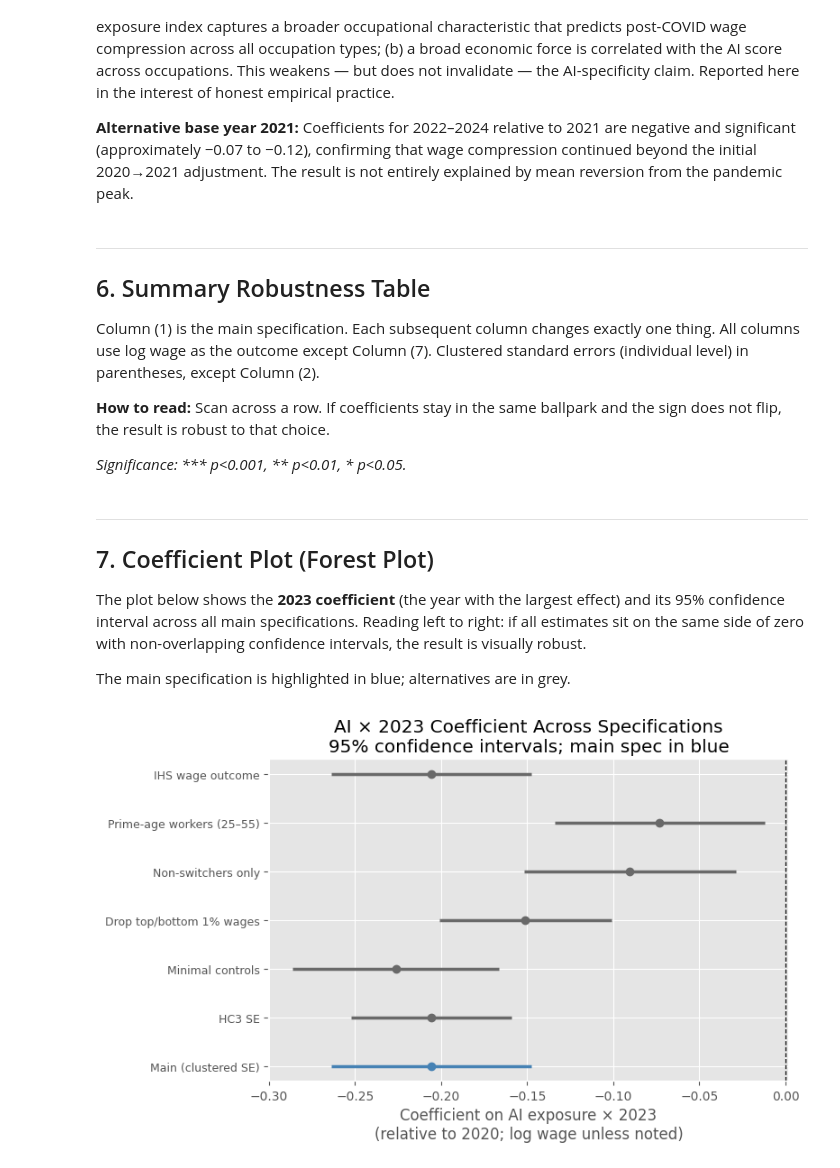
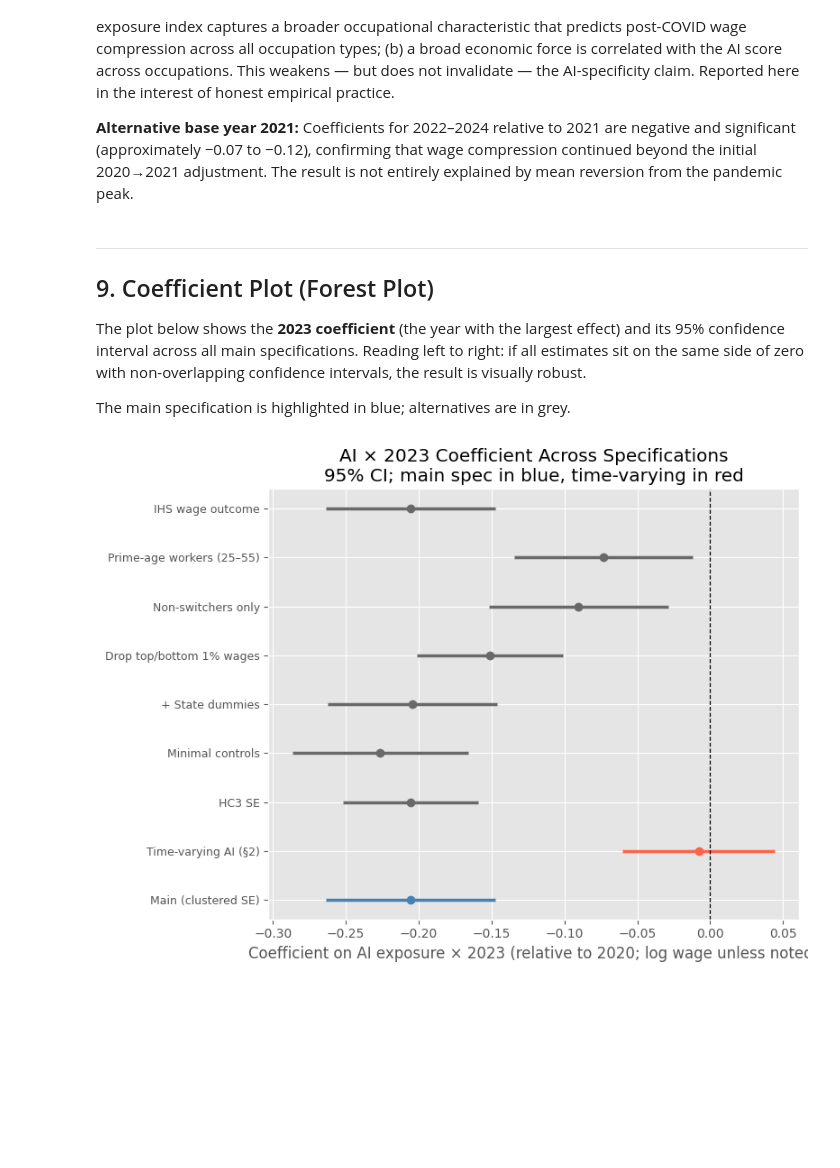
Before and after one commit to TingyingHuang/ECC3479-The-impact-of-AI-exposure-on-wage-growth, a Jupyter notebook: output/robustness_checks.ipynb, the cells around one changed output. Saved outputs shown, nothing was run; the diff lists cells and outputs as text; code cells hidden in the pictures; blank space fills up the shorter version.

```diff
--- a/output/robustness_checks.ipynb
+++ b/output/robustness_checks.ipynb
@@ -120,0 +360,22 @@ Main spec 2023 coefficient: -0.2057
+# %%
+# Time-varying panel: ai_exposure takes the current year's occupation score
+fe_tv = raw.copy()
+for c in ['year','log_wage','ai_exposure','edu']:
+    fe_tv[c] = pd.to_numeric(fe_tv[c], errors='coerce')
+fe_tv = fe_tv.dropna(subset=['person_id','year','log_wage','ai_exposure','edu'])
+fe_tv = fe_tv[fe_tv['year'].between(2020,2024)].copy()
+fe_tv = fe_tv.groupby('person_id').filter(lambda g: g['year'].nunique()>=2).copy()
+fe_tv['edu_ord'] = fe_tv['edu'].map(EDU_MAP)
+fe_tv = fe_tv.dropna(subset=['edu_ord']).copy()
+for yr in [2021,2022,2023,2024]:
+    fe_tv[f'ai_x_yr{yr}'] = fe_tv['ai_exposure'] * (fe_tv['year']==yr).astype(int)
+
+all_x_tv = fe_tv[AI_COLS + ['edu_ord']].copy()
+y_tv     = within_transform(fe_tv, ['log_wage'], 'person_id')['log_wage']
+x_tv     = all_x_tv - all_x_tv.groupby(fe_tv['person_id']).transform('mean')
+yr_tv    = pd.get_dummies(fe_tv['year'].astype(int), prefix='yr', drop_first=True).astype(float)
+yr_tv_w  = yr_tv - yr_tv.groupby(fe_tv['person_id']).transform('mean')
+X_tv = pd.concat([x_tv, yr_tv_w], axis=1).astype(float)
+m_tv = sm.OLS(y_tv, X_tv).fit(cov_type='cluster', cov_kwds={'groups': fe_tv['person_id']})
+print(f'Time-varying sample: {len(fe_tv):,} obs, {fe_tv["person_id"].nunique():,} individuals')
+m_tv.summary()
@@ -462,12 +815,3 @@ Alt. base year 2021: 26,969 obs, 7,752 individuals
 **Placebo 2 (blue-collar workers):** *This test does not pass cleanly.* Large and significant negative coefficients appear in the blue-collar subsample in 2022–2024, with magnitudes comparable to the full-sample result (e.g., 2023: −0.197*** vs −0.206***). Two interpretations are possible: (a) the AI exposure index captures a broader occupational characteristic that predicts post-COVID wage compression across all occupation types; (b) a broad economic force is correlated with the AI score across occupations. This weakens — but does not invalidate — the AI-specificity claim. Reported here in the interest of honest empirical practice.
 
 **Alternative base year 2021:** Coefficients for 2022–2024 relative to 2021 are negative and significant (approximately −0.07 to −0.12), confirming that wage compression continued beyond the initial 2020→2021 adjustment. The result is not entirely explained by mean reversion from the pandemic peak.
-# %% [markdown]
----
-## 6. Summary Robustness Table
-
-Column (1) is the main specification. Each subsequent column changes exactly one thing. All columns use log wage as the outcome except Column (7). Clustered standard errors (individual level) in parentheses, except Column (2).
-
-**How to read:** Scan across a row. If coefficients stay in the same ballpark and the sign does not flip, the result is robust to that choice.
-
-*Significance: \*\*\* p<0.001, \*\* p<0.01, \* p<0.05.*
@@ -508,6 +818,6 @@ print('(7) IHS(annual_wage) outcome. Clustered SEs in parentheses unless noted.'
 # %% [markdown]
 ---
-## 7. Coefficient Plot (Forest Plot)
+## 9. Coefficient Plot (Forest Plot)
 
 The plot below shows the **2023 coefficient** (the year with the largest effect) and its 95% confidence interval across all main specifications. Reading left to right: if all estimates sit on the same side of zero with non-overlapping confidence intervals, the result is visually robust.
 
@@ -515,34 +825,36 @@ The main specification is highlighted in blue; alternatives are in grey.
 # %%
 focus = 'ai_x_yr2023'
 
 plot_specs = [
     ('Main (clustered SE)',          m_main),
+    ('Time-varying AI (§2)',         m_tv),
     ('HC3 SE',                       m_hc3),
     ('Minimal controls',             m_min),
+    ('+ State dummies',              m_state),
     ('Drop top/bottom 1% wages',     m_trim),
     ('Non-switchers only',           m_stay),
-    ('Prime-age workers (25–55)',    m_prime),
+    ('Prime-age workers (25\u201355)',    m_prime),
     ('IHS wage outcome',             m_ihs),
 ]
 
-fig, ax = plt.subplots(figsize=(8, 5))
+fig, ax = plt.subplots(figsize=(8, 6))
 
 for i, (label, m) in enumerate(plot_specs):
-    coef      = m.params[focus]
-    lo, hi    = m.conf_int().loc[focus]
-    color     = 'steelblue' if i == 0 else 'dimgray'
+    coef   = m.params[focus]
+    lo, hi = m.conf_int().loc[focus]
+    color  = 'steelblue' if i == 0 else ('tomato' if i == 1 else 'dimgray')
     ax.plot(coef, i, 'o', color=color, zorder=3, markersize=6)
     ax.hlines(i, lo, hi, colors=color, linewidth=2.5)
 
 ax.axvline(0, color='black', linewidth=0.9, linestyle='--')
 ax.set_yticks(range(len(plot_specs)))
 ax.set_yticklabels([s[0] for s in plot_specs], fontsize=9)
-ax.set_xlabel('Coefficient on AI exposure × 2023\n(relative to 2020; log wage unless noted)')
-ax.set_title('AI × 2023 Coefficient Across Specifications\n'
-             '95% confidence intervals; main spec in blue')
+ax.set_xlabel('Coefficient on AI exposure \u00d7 2023 (relative to 2020; log wage unless noted)')
+ax.set_title('AI \u00d7 2023 Coefficient Across Specifications\n'
+             '95% CI; main spec in blue, time-varying in red')
 plt.tight_layout()
 plt.show()
 # %% [output]
-[figure, old version]
+[figure, new version]
 # %% [markdown]
 ---
```
Also changed, not shown: parts of 26 cells of this notebook, 3 other files.
